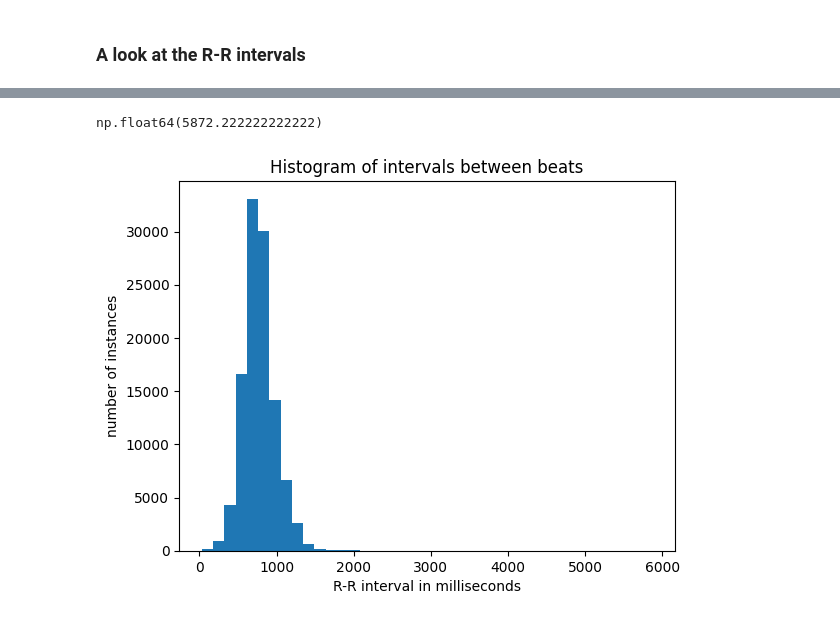
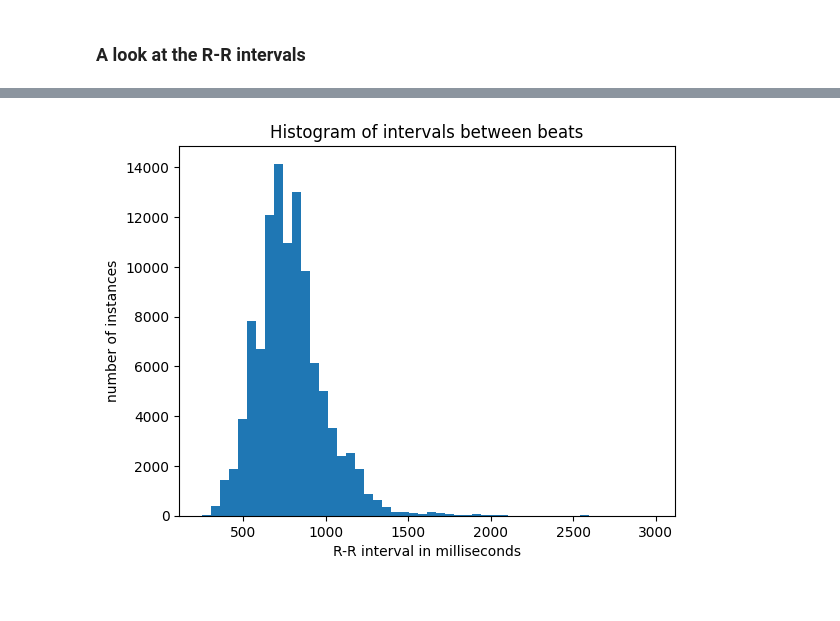
Before and after one commit to Tr0ph1c/ECG-Classifier, a Jupyter notebook: testing/dataset analysis.ipynb, the cells around one changed output, grey strips where cells are left out. Saved outputs shown, nothing was run; the diff lists cells and outputs as text; code cells hidden in the pictures.

```diff
--- a/testing/dataset analysis.ipynb
+++ b/testing/dataset analysis.ipynb
@@ -66,13 +66,11 @@ np.float64(779.3589361082443)
-# %%
-data['rr_interval'].max() # Almost 6 seconds straight with no beats in an instance!
-# %% [output]
-np.float64(5872.222222222222)
 # %%
-rr_intervals = data['rr_interval'].to_list()
+# A rough normal distribution around the mean ~800 ms with some outliers (all the way to 10,000 ms)
+
+rr_intervals = [x for x in data['rr_interval'].to_list() if x < 3000]
 plt.title("Histogram of intervals between beats")
-plt.hist(rr_intervals, bins=40)
+plt.hist(rr_intervals, bins=50)
 plt.xlabel("R-R interval in milliseconds")
 plt.ylabel("number of instances")
 plt.show()
 # %% [output]
-[figure, old version]
+[figure, new version]
```
Also changed, not shown: parts of 5 cells of this notebook, 1 other file.
